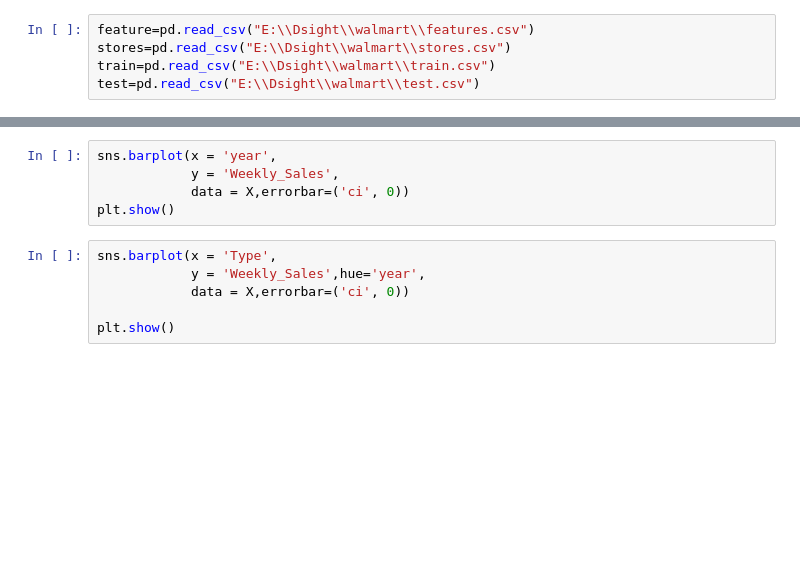
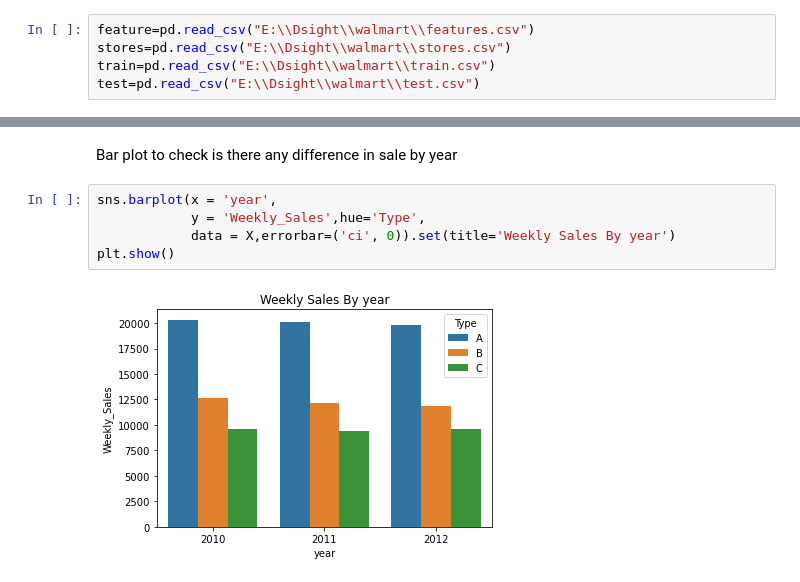
Before and after one commit to ghatnatti/Walmart_new, a Jupyter notebook: Walmart.ipynb, the cells around one changed output, grey strips where cells are left out. Saved outputs shown, nothing was run; the diff lists cells and outputs as text; blank space fills up the shorter version.

```diff
--- a/Walmart.ipynb
+++ b/Walmart.ipynb
@@ -53,11 +95,9 @@ sns.barplot(x = 'IsHoliday',
+# %% [markdown]
+Bar plot to check is there any difference in sale by year
 # %%
 sns.barplot(x = 'year',
-            y = 'Weekly_Sales',
-            data = X,errorbar=('ci', 0))
+            y = 'Weekly_Sales',hue='Type',
+            data = X,errorbar=('ci', 0)).set(title='Weekly Sales By year')
 plt.show()
+# %% [output]
+[figure, added]
-# %%
-sns.barplot(x = 'Type',
-            y = 'Weekly_Sales',hue='year',
-            data = X,errorbar=('ci', 0))
-
-plt.show()
```
Also changed, not shown: parts of 42 cells of this notebook.
